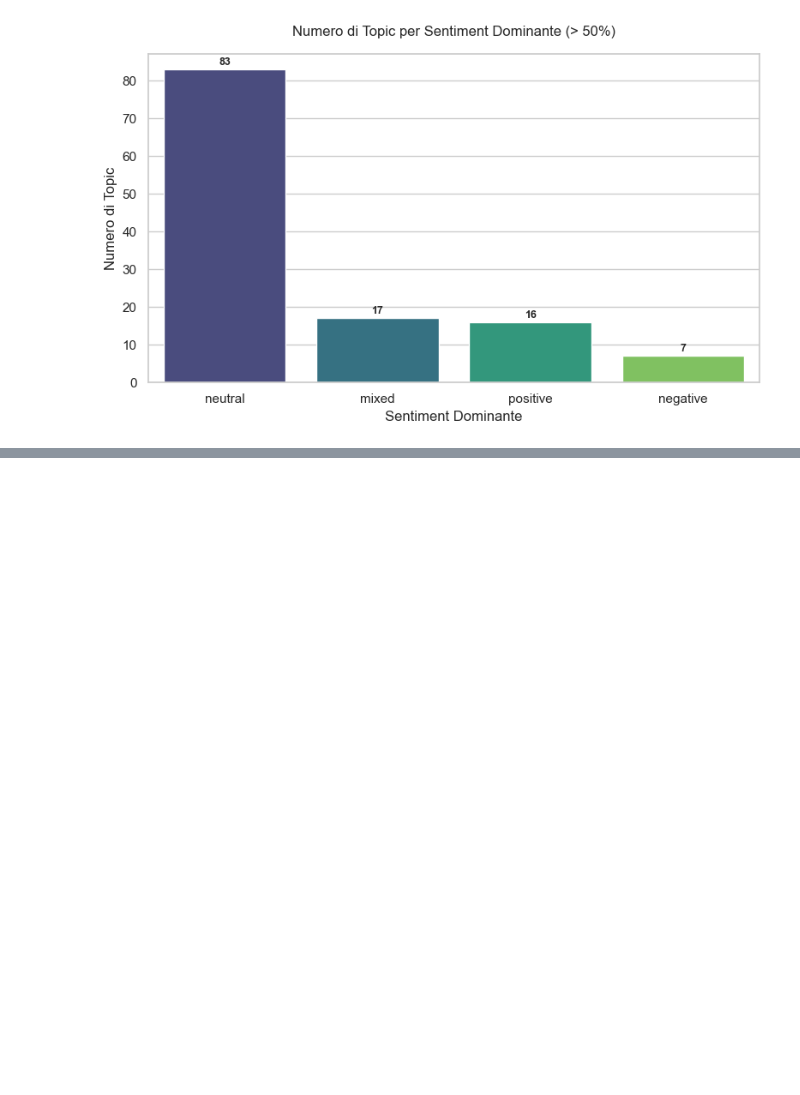
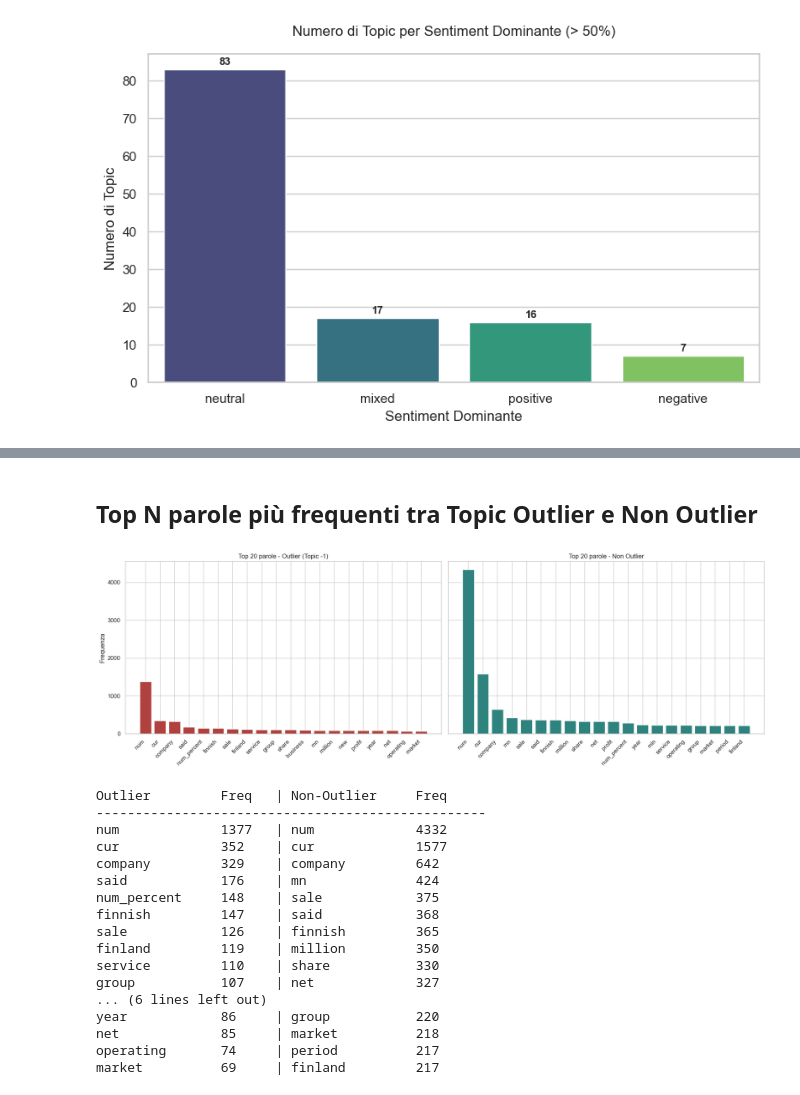
Before and after one commit to IreneGaita/FinSent, a Jupyter notebook: airflow/notebooks/topic_analysis.ipynb, the cells around one changed output, grey strips where cells are left out. Cells and saved outputs as stored; diff of their text form; code cells hidden in the pictures; blank space fills up the shorter version.

```diff
--- a/airflow/notebooks/topic_analysis.ipynb
+++ b/airflow/notebooks/topic_analysis.ipynb
@@ -179,0 +239,67 @@ plt.show()
+# %% [markdown]
+## Top N parole più frequenti tra Topic Outlier e Non Outlier
+# %%
+sns.set(style="whitegrid")  # stile seaborn
+warnings.filterwarnings("ignore")
+
+# Parametri
+N = 20  # Numero parole da visualizzare
+
+# Split dei testi
+outlier_texts = df[df['Topic'] == -1]['cleaned_text']
+non_outlier_texts = df[df['Topic'] != -1]['cleaned_text']
+
+# Funzione per calcolare le top N parole
+def get_top_words(text_series, top_n=20):
+    vectorizer = CountVectorizer(stop_words='english')
+    X = vectorizer.fit_transform(text_series)
+    sum_words = X.sum(axis=0)
+    word_freq = [(word, sum_words[0, idx]) for word, idx in vectorizer.vocabulary_.items()]
+    return sorted(word_freq, key=lambda x: x[1], reverse=True)[:top_n]
+
+# Ottieni top parole
+top_outlier = get_top_words(outlier_texts, top_n=N)
+top_non_outlier = get_top_words(non_outlier_texts, top_n=N)
+
+# Estrai parole e frequenze
+words_out, counts_out = zip(*top_outlier)
+words_non, counts_non = zip(*top_non_outlier)
+
+# 🎨 Visualizzazione affiancata
+fig, axes = plt.subplots(1, 2, figsize=(18, 6), sharey=True)
+
+axes[0].bar(words_out, counts_out, color="#b0413e")
+axes[0].set_title(f"Top {N} parole - Outlier (Topic -1)")
+axes[0].set_xticklabels(words_out, rotation=45, ha='right')
+axes[0].set_ylabel("Frequenza")
+
+axes[1].bar(words_non, counts_non, color="#2f837f")
+axes[1].set_title(f"Top {N} parole - Non Outlier")
+axes[1].set_xticklabels(words_non, rotation=45, ha='right')
+
+plt.tight_layout()
+plt.show()
+
+print(f"{'Outlier':<15} {'Freq':<6} | {'Non-Outlier':<15} {'Freq':<6}")
+print("-" * 50)
+for (w_out, c_out), (w_non, c_non) in zip(zip(words_out, counts_out), zip(words_non, counts_non)):
+    print(f"{w_out:<15} {c_out:<6} | {w_non:<15} {c_non:<6}")
+# %% [output]
+[figure, added]
+Outlier         Freq   | Non-Outlier     Freq
+--------------------------------------------------
+num             1377   | num             4332
+cur             352    | cur             1577
+company         329    | company         642
+said            176    | mn              424
+num_percent     148    | sale            375
+finnish         147    | said            368
+sale            126    | finnish         365
+finland         119    | million         350
+service         110    | share           330
+group           107    | net             327
+... (6 lines left out)
+year            86     | group           220
+net             85     | market          218
+operating       74     | period          217
+market          69     | finland         217
```
Also changed, not shown: parts of 19 cells of this notebook.
